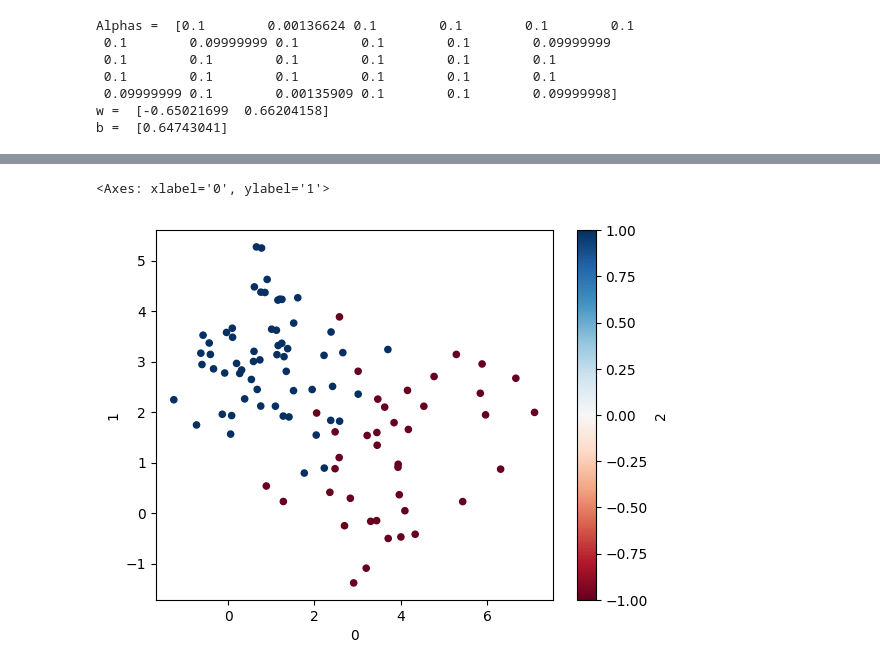
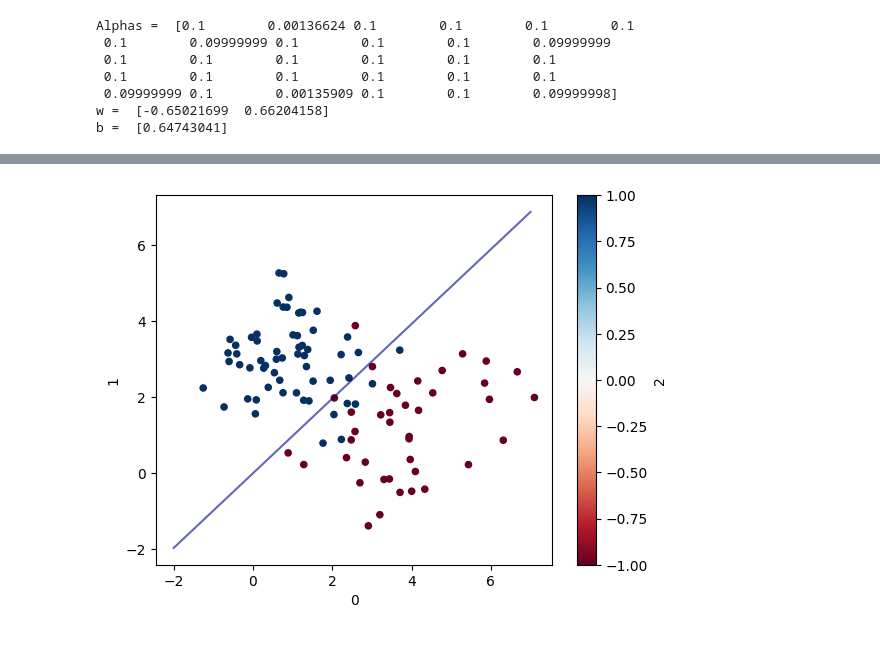
Before and after one commit to Alx-nder/ConvexOptimization_SupportVectorMachine, a Jupyter notebook: svm.ipynb, the cells around one changed output, grey strips where cells are left out. Drawn from its saved outputs; the diff is of its cells as text; code cells hidden in the pictures.

Commit message:
plot d

```diff
--- a/svm.ipynb
+++ b/svm.ipynb
@@ -65,5 +63,8 @@ b =  [0.64743041]
-# %%
-df.plot.scatter(x=0,y=1,c=2,colormap='RdBu')
-# %% [output]
-<Axes: xlabel='0', ylabel='1'>
-[figure, removed]
+# %%
+ax=df.plot.scatter(x=0,y=1,c=2,colormap='RdBu')
+x1 = np.linspace(-2,7)
+plt.plot(x1, -x1*w[0]/w[1], color = 'darkblue', alpha = .6, label = 'Previous boundary')
+
+plt.show()
+# %% [output]
+[figure, added]
```
Also changed, not shown: parts of 1 cell of this notebook.
